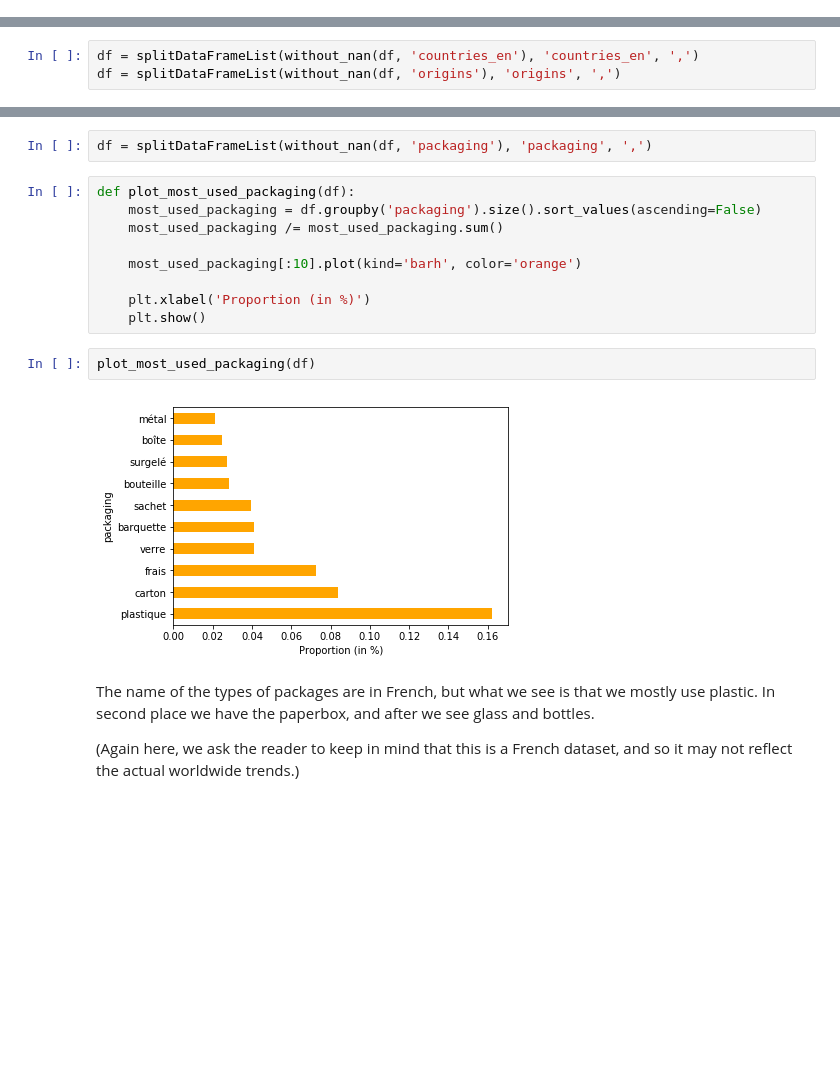
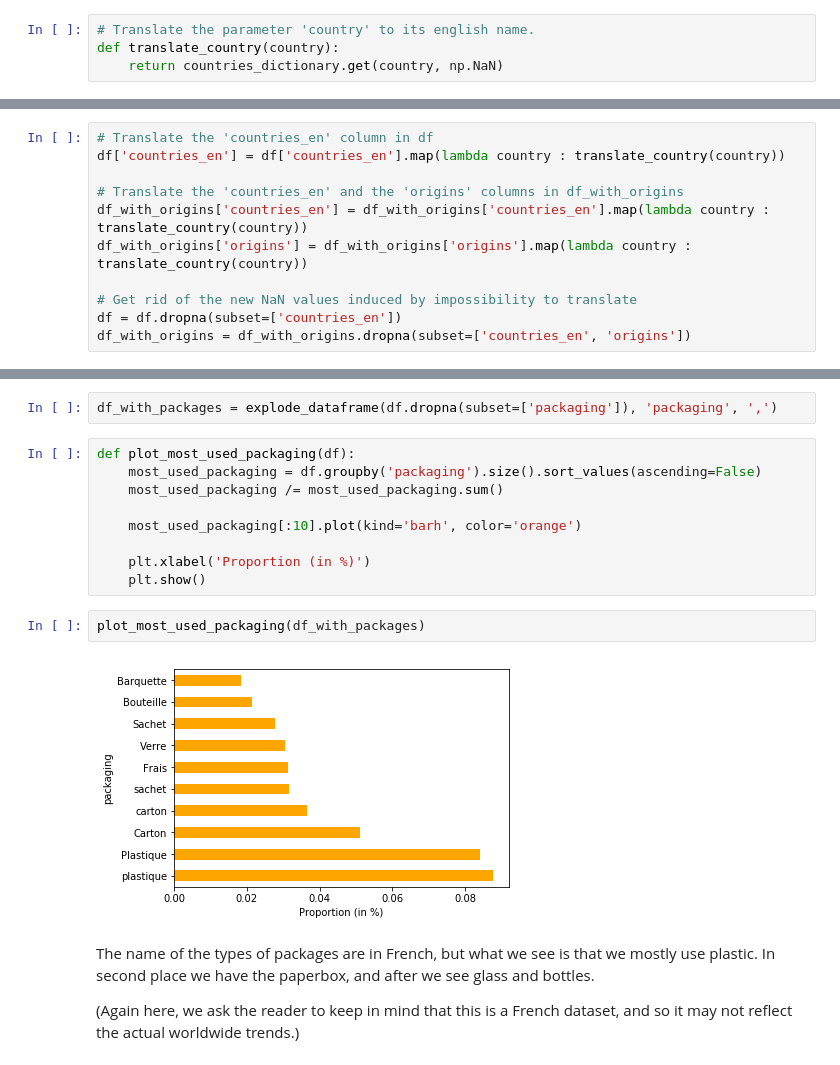
Before and after one commit to mattbuot/Project, a Jupyter notebook: ProjectADA.ipynb, the cells around one changed output, grey strips where cells are left out. Drawn from its saved outputs; the diff is of its cells as text; blank space fills up the shorter version.

```diff
--- a/ProjectADA.ipynb
+++ b/ProjectADA.ipynb
@@ -105,0 +231,4 @@ def splitDataFrameList(df, target_column, separator):
+# %%
+# Translate the parameter 'country' to its english name.
+def translate_country(country):
+    return countries_dictionary.get(country, np.NaN)
@@ -105,0 +243,11 @@ def splitDataFrameList(df, target_column, separator):
+# %%
+# Translate the 'countries_en' column in df
+df['countries_en'] = df['countries_en'].map(lambda country : translate_country(country))
+
+# Translate the 'countries_en' and the 'origins' columns in df_with_origins
+df_with_origins['countries_en'] = df_with_origins['countries_en'].map(lambda country : translate_country(country))
+df_with_origins['origins'] = df_with_origins['origins'].map(lambda country : translate_country(country))
+
+# Get rid of the new NaN values induced by impossibility to translate
+df = df.dropna(subset=['countries_en'])
+df_with_origins = df_with_origins.dropna(subset=['countries_en', 'origins'])
@@ -112,3 +265,0 @@ First, we split the 'countries' and 'origins' columns, since they may contain mo
-# %%
-df = splitDataFrameList(without_nan(df, 'countries_en'), 'countries_en', ',')
-df = splitDataFrameList(without_nan(df, 'origins'), 'origins', ',')
@@ -251,7 +392,7 @@ In this part, we'll try to see what type of packages is the most used throughout
 # %% [markdown]
 First, we compute, in percentage, the most used packages and plot the top 10.
 # %%
-df = splitDataFrameList(without_nan(df, 'packaging'), 'packaging', ',')
+df_with_packages = explode_dataframe(df.dropna(subset=['packaging']), 'packaging', ',')
 # %%
 def plot_most_used_packaging(df):
     most_used_packaging = df.groupby('packaging').size().sort_values(ascending=False)
@@ -262,9 +403,9 @@ def plot_most_used_packaging(df):
     plt.xlabel('Proportion (in %)')
     plt.show()
 # %%
-plot_most_used_packaging(df)
+plot_most_used_packaging(df_with_packages)
 # %% [output]
-[figure, old version]
+[figure, new version]
 # %% [markdown]
 The name of the types of packages are in French, but what we see is that we mostly use plastic. In second place we have the paperbox, and after we see glass and bottles.
 
```
Also changed, not shown: parts of 57 cells of this notebook.
